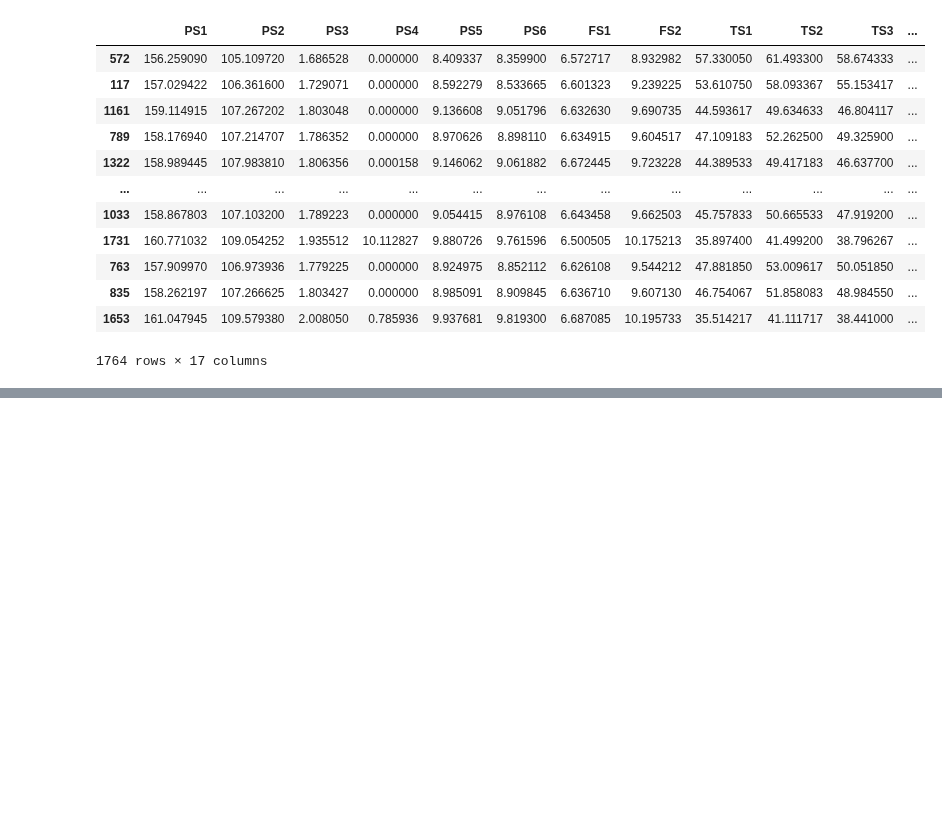
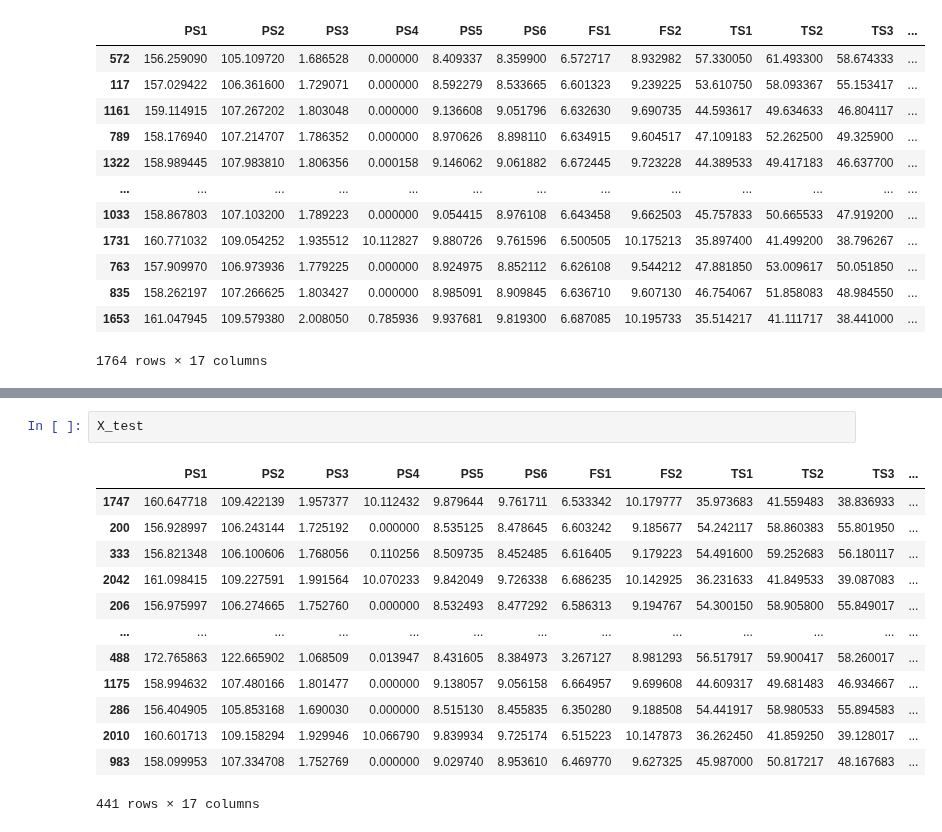
Before and after one commit to ajaykofficial/Machine-Learning, a Jupyter notebook: Condition Monitoring of Hydraulic System/Bagging.ipynb, the cells around one changed output, grey strips where cells are left out. Cells and saved outputs as stored; diff of their text form; blank space fills up the shorter version.

```diff
--- a/Condition Monitoring of Hydraulic System/Bagging.ipynb
+++ b/Condition Monitoring of Hydraulic System/Bagging.ipynb
@@ -115,0 +130,16 @@ y_train
+# %%
+X_test
+# %% [output]
+|  | PS1 | PS2 | PS3 | PS4 | PS5 | PS6 | FS1 | FS2 | TS1 | TS2 | TS3 | ... |
+| 1747 | 160.647718 | 109.422139 | 1.957377 | 10.112432 | 9.879644 | 9.761711 | 6.533342 | 10.179777 | 35.973683 | 41.559483 | 38.836933 | ... |
+| 200 | 156.928997 | 106.243144 | 1.725192 | 0.000000 | 8.535125 | 8.478645 | 6.603242 | 9.185677 | 54.242117 | 58.860383 | 55.801950 | ... |
+| 333 | 156.821348 | 106.100606 | 1.768056 | 0.110256 | 8.509735 | 8.452485 | 6.616405 | 9.179223 | 54.491600 | 59.252683 | 56.180117 | ... |
+| 2042 | 161.098415 | 109.227591 | 1.991564 | 10.070233 | 9.842049 | 9.726338 | 6.686235 | 10.142925 | 36.231633 | 41.849533 | 39.087083 | ... |
+| 206 | 156.975997 | 106.274665 | 1.752760 | 0.000000 | 8.532493 | 8.477292 | 6.586313 | 9.194767 | 54.300150 | 58.905800 | 55.849017 | ... |
+| ... | ... | ... | ... | ... | ... | ... | ... | ... | ... | ... | ... | ... |
+| 488 | 172.765863 | 122.665902 | 1.068509 | 0.013947 | 8.431605 | 8.384973 | 3.267127 | 8.981293 | 56.517917 | 59.900417 | 58.260017 | ... |
+| 1175 | 158.994632 | 107.480166 | 1.801477 | 0.000000 | 9.138057 | 9.056158 | 6.664957 | 9.699608 | 44.609317 | 49.681483 | 46.934667 | ... |
+| 286 | 156.404905 | 105.853168 | 1.690030 | 0.000000 | 8.515130 | 8.455835 | 6.350280 | 9.188508 | 54.441917 | 58.980533 | 55.894583 | ... |
+| 2010 | 160.601713 | 109.158294 | 1.929946 | 10.066790 | 9.839934 | 9.725174 | 6.515223 | 10.147873 | 36.262450 | 41.859250 | 39.128017 | ... |
+| 983 | 158.099953 | 107.334708 | 1.752769 | 0.000000 | 9.029740 | 8.953610 | 6.469770 | 9.627325 | 45.987000 | 50.817217 | 48.167683 | ... |
+441 rows × 17 columns
```
Also changed, not shown: parts of 2 cells of this notebook.
